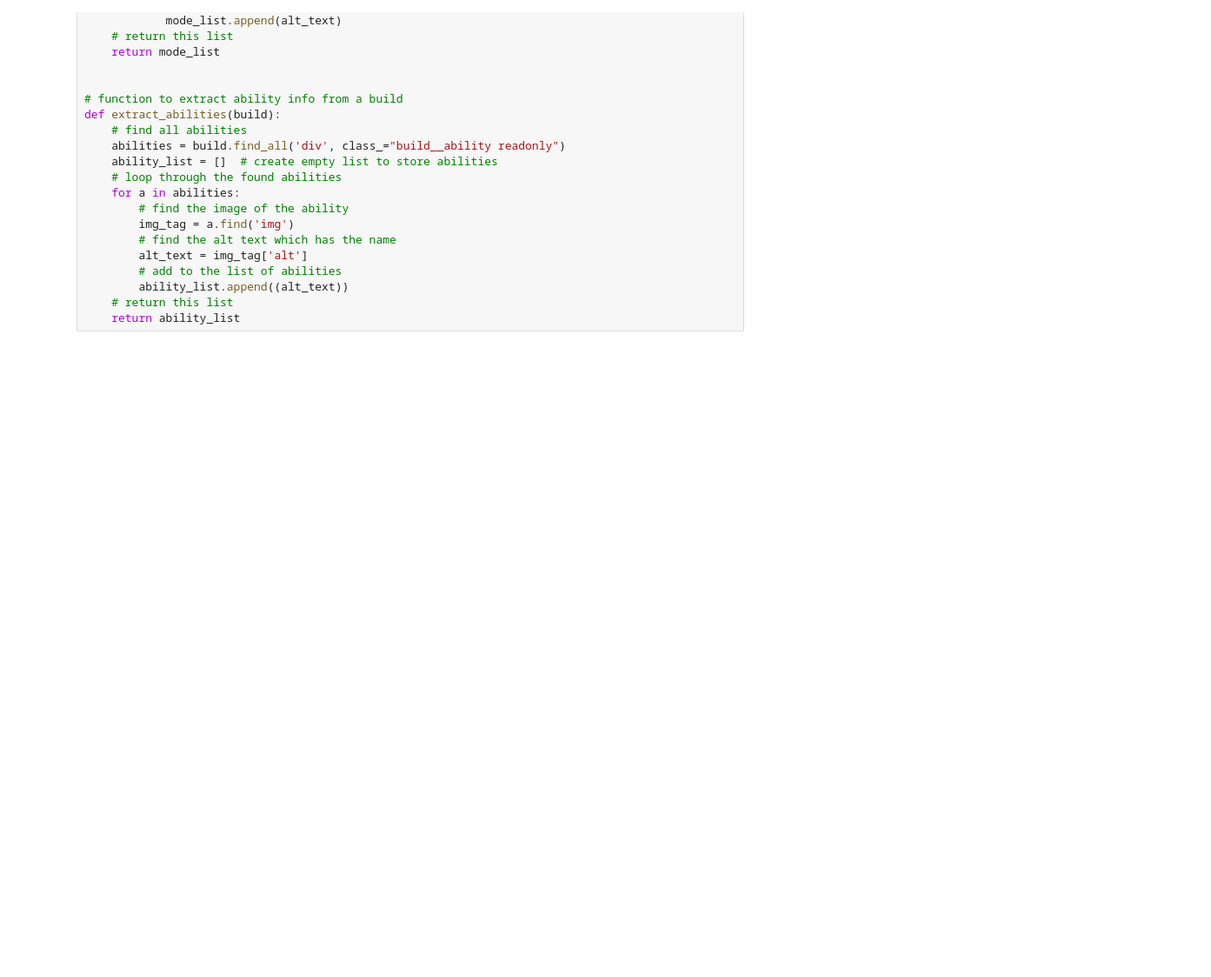
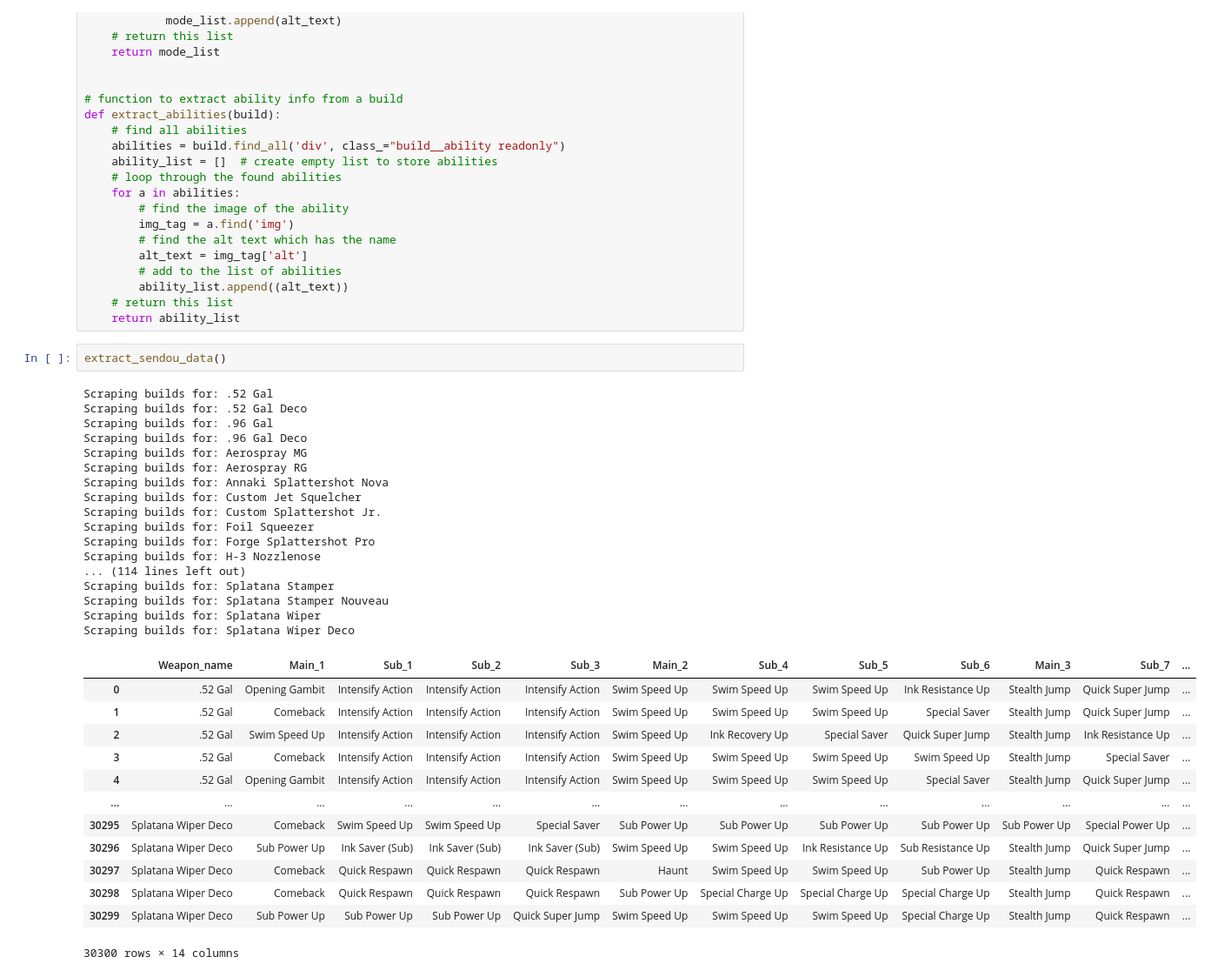
Before and after one commit to MaryamAlam996/Capstone_Splatoon_Streamlit, a Jupyter notebook: notebooks/DRAFT_2_extract.ipynb, the cells around one changed output. Shown: that part at 87% size. Drawn from its saved outputs; the diff is of its cells as text; blank space fills up the shorter version.

```diff
--- a/notebooks/DRAFT_2_extract.ipynb
+++ b/notebooks/DRAFT_2_extract.ipynb
@@ -810,3 +810,36 @@ def extract_abilities(build):
         ability_list.append((alt_text))
     # return this list
     return ability_list
+# %%
+extract_sendou_data()
+# %% [output]
+Scraping builds for: .52 Gal
+Scraping builds for: .52 Gal Deco
+Scraping builds for: .96 Gal
+Scraping builds for: .96 Gal Deco
+Scraping builds for: Aerospray MG
+Scraping builds for: Aerospray RG
+Scraping builds for: Annaki Splattershot Nova
+Scraping builds for: Custom Jet Squelcher
+Scraping builds for: Custom Splattershot Jr.
+Scraping builds for: Foil Squeezer
+Scraping builds for: Forge Splattershot Pro
+Scraping builds for: H-3 Nozzlenose
+... (114 lines left out)
+Scraping builds for: Splatana Stamper
+Scraping builds for: Splatana Stamper Nouveau
+Scraping builds for: Splatana Wiper
+Scraping builds for: Splatana Wiper Deco
+|  | Weapon_name | Main_1 | Sub_1 | Sub_2 | Sub_3 | Main_2 | Sub_4 | Sub_5 | Sub_6 | Main_3 | Sub_7 | ... |
+| 0 | .52 Gal | Opening Gambit | Intensify Action | Intensify Action | Intensify Action | Swim Speed Up | Swim Speed Up | Swim Speed Up | Ink Resistance Up | Stealth Jump | Quick Super Jump | ... |
+| 1 | .52 Gal | Comeback | Intensify Action | Intensify Action | Intensify Action | Swim Speed Up | Swim Speed Up | Swim Speed Up | Special Saver | Stealth Jump | Quick Super Jump | ... |
+| 2 | .52 Gal | Swim Speed Up | Intensify Action | Intensify Action | Intensify Action | Swim Speed Up | Ink Recovery Up | Special Saver | Quick Super Jump | Stealth Jump | Ink Resistance Up | ... |
+| 3 | .52 Gal | Comeback | Intensify Action | Intensify Action | Intensify Action | Swim Speed Up | Swim Speed Up | Swim Speed Up | Swim Speed Up | Stealth Jump | Special Saver | ... |
+| 4 | .52 Gal | Opening Gambit | Intensify Action | Intensify Action | Intensify Action | Swim Speed Up | Swim Speed Up | Swim Speed Up | Special Saver | Stealth Jump | Quick Super Jump | ... |
+| ... | ... | ... | ... | ... | ... | ... | ... | ... | ... | ... | ... | ... |
+| 30295 | Splatana Wiper Deco | Comeback | Swim Speed Up | Swim Speed Up | Special Saver | Sub Power Up | Sub Power Up | Sub Power Up | Sub Power Up | Sub Power Up | Special Power Up | ... |
+| 30296 | Splatana Wiper Deco | Sub Power Up | Ink Saver (Sub) | Ink Saver (Sub) | Ink Saver (Sub) | Swim Speed Up | Swim Speed Up | Ink Resistance Up | Sub Resistance Up | Stealth Jump | Quick Super Jump | ... |
+| 30297 | Splatana Wiper Deco | Comeback | Quick Respawn | Quick Respawn | Quick Respawn | Haunt | Swim Speed Up | Swim Speed Up | Sub Power Up | Stealth Jump | Quick Respawn | ... |
+| 30298 | Splatana Wiper Deco | Comeback | Quick Respawn | Quick Respawn | Quick Respawn | Sub Power Up | Special Charge Up | Special Charge Up | Special Charge Up | Stealth Jump | Quick Respawn | ... |
+| 30299 | Splatana Wiper Deco | Sub Power Up | Sub Power Up | Sub Power Up | Quick Super Jump | Swim Speed Up | Swim Speed Up | Swim Speed Up | Special Charge Up | Stealth Jump | Quick Respawn | ... |
+30300 rows × 14 columns
```
Also changed, not shown: parts of 2 cells of this notebook, 6 other files.
